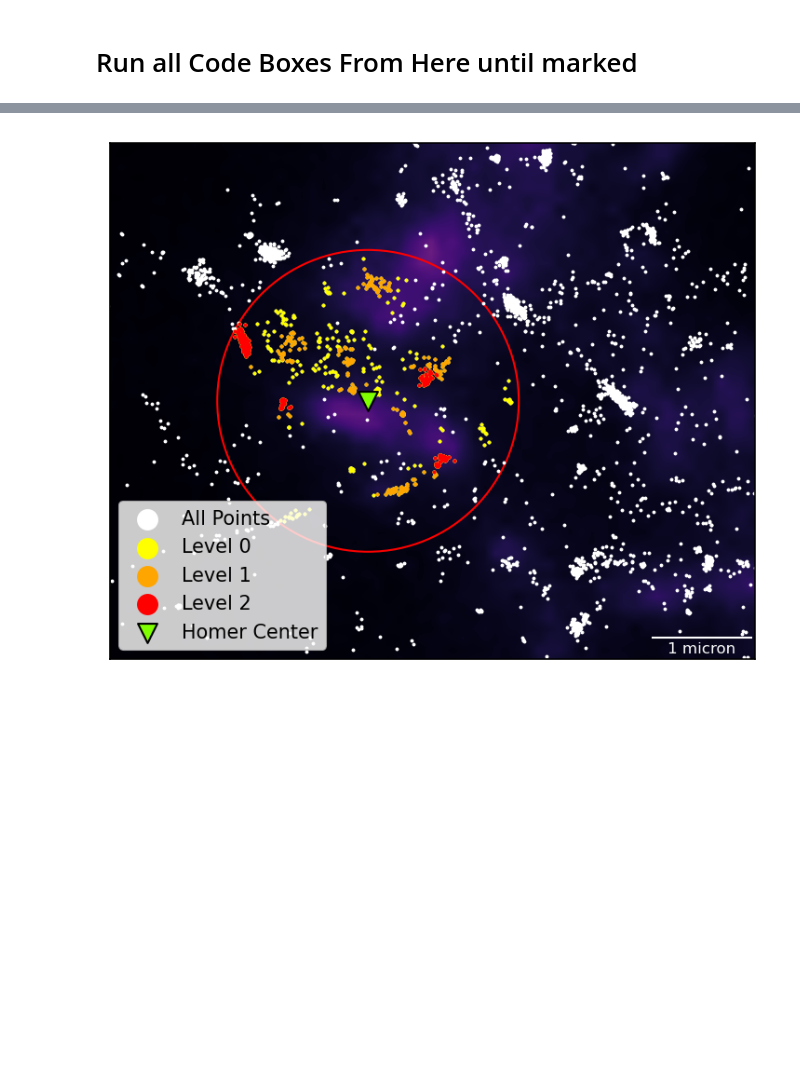
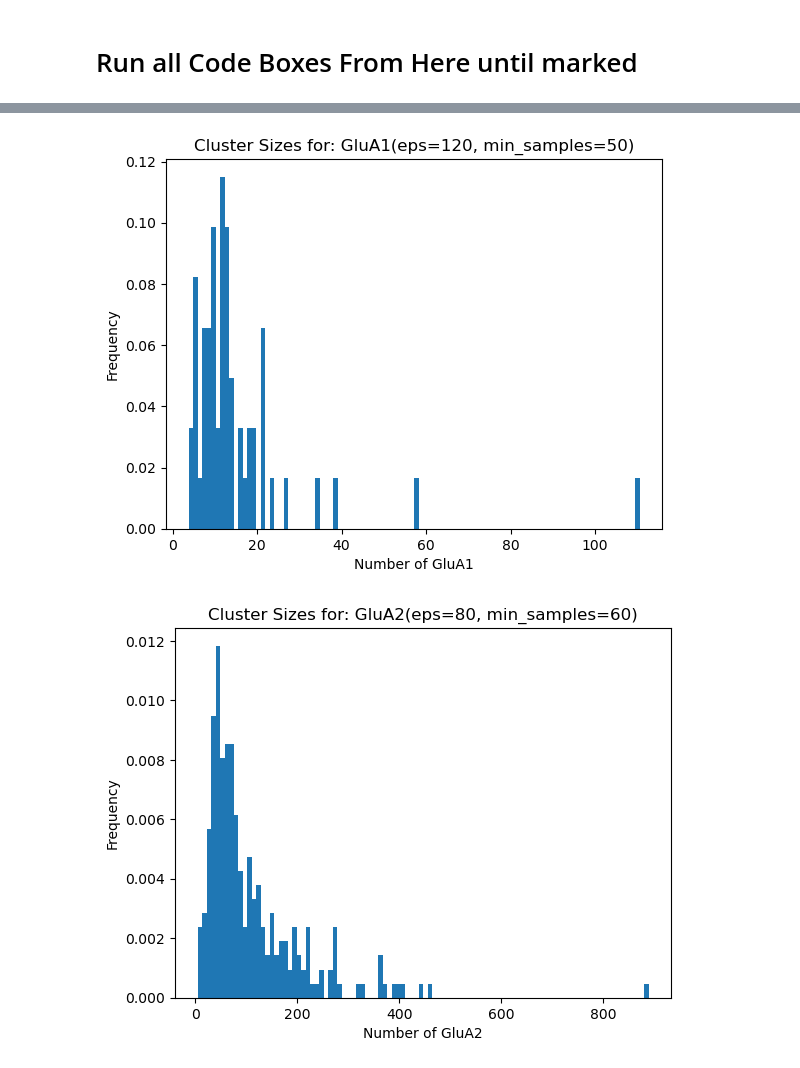
Before and after one commit to Max-Winga/Selvin-Lab-qPAINT-Segmentation, a Jupyter notebook: qPAINT Segmentation Code Rework 2.ipynb, the cells around one changed output, grey strips where cells are left out. Drawn from its saved outputs; the diff is of its cells as text; code cells hidden in the pictures; blank space fills up the shorter version.

```diff
--- a/qPAINT Segmentation Code Rework 2.ipynb
+++ b/qPAINT Segmentation Code Rework 2.ipynb
@@ -61,8 +54,12 @@ def plot_scale_bar(nm_per_pixel):
 # %%
 class Frames():
-    def __init__(self, frames, time_per_frame):
+    def __init__(self, frames, time_per_frame, max_frame=None):
         self.frames = np.array(frames)
         self.time_per_frame = time_per_frame
+        if max_frame is None:
+            self.max_frame = max(self)
+        else:
+            self.max_frame = max_frame
 
     def __len__(self):
         return len(self.frames)
@@ -75,6 +72,29 @@ class Frames():
 
     def __min__(self):
         return min(self.frames)
+
+    def get_dark_times(self):
+        times_on = [0.0]
+        times_on.extend([frame*self.time_per_frame for frame in self.frames])
+        times_on.extend([self.max_frame*self.time_per_frame])
+        dark_times = [times_on[i] - times_on[i-1] for i in range(1, len(times_on))]
+        return dark_times
+
+    def get_average_dark_time(self, plot=False, return_max=False):
+        dark_times = self.get_dark_times()
+        max_dark_time = max(dark_times)
+        dark_times_reduced = dark_times[1:len(dark_times)-1]
+        loc, scale = expon.fit(dark_times_reduced)
+        if plot:
+            x = np.linspace(expon.ppf(0.01, loc, scale),
+                            expon.ppf(0.99, loc, scale), 100)
+            pdf = expon.pdf(x, loc, scale)
+            plt.hist(dark_times_reduced, bins=20, density=True, alpha=0.5)
+            plt.plot(x, pdf, 'r-', lw=2)
+            plt.show()
+        if return_max:
+            return max_dark_time, scale
+        return scale
 # %%
 class BasePoints:
     def __init__(self, points, frames=None, nm_per_pixel=1, **kwargs):
@@ -107,13 +127,12 @@ class BasePoints:
             plt.title(self.label)
         plt.show()
 
-
 class SubPoints(BasePoints):
     def __init__(self, base_points, indices, **kwargs):
         super().__init__(base_points[indices], base_points.frames, base_points.nm_per_pixel, **kwargs)
         self.indices = np.array(indices)
         if self.frames is not None:
-            self.frames = Frames(self.frames[indices], self.frames.time_per_frame)
+            self.frames = Frames(self.frames[indices], self.frames.time_per_frame, self.frames.max_frame)
         self.plot_args = {**base_points.plot_args, **self.plot_args}
         self.base_points = base_points
 
@@ -126,6 +145,7 @@ class Cluster(SubPoints):
         self.cluster_center = self.points.mean(axis=0)
         self.fov = fov
         self.nearby_points = nearby_points
+        self.max_dark_time, self.average_dark_time = self.frames.get_average_dark_time(return_max=True)
 
     def __str__(self):
         return f"ClusterAt{self.cluster_center})"
@@ -563,4 +597,7 @@ class FieldOfView():
 # %%
-Param = ClusterParam(40, 10, 'GluA1')
-TestFOV = FieldOfView(homer_centers, life_act, [GluA1], [Param])
+Param1 = ClusterParam(120, 50, 'GluA1')
+Param2 = ClusterParam(80, 60, 'GluA2')
+Param3 = ClusterParam(80, 100, 'GluA2')
+Params = [Param1, Param2, Param3]
+TestFOV = FieldOfView(homer_centers, life_act, [GluA1, GluA2], Params, threshold=500)
 # %% [output]
@@ -904,5 +610,5 @@ multi_level_neighborhoods = multi_level_clustering(relevant_homer_centers, raw_G
-# %%
-index = 5
-plot_multi_level_clustering(multi_level_neighborhoods[index], all_points=raw_GluA1_pts)
-# %% [output]
-[figure, removed]
+# %%
+TestFOV.cluster_size_histogram(97.5, Params=Params, max_dark_time=100)
+# %% [output]
+[figure, added]
+[figure, added]
```
Also changed, not shown: parts of 21 cells of this notebook.
